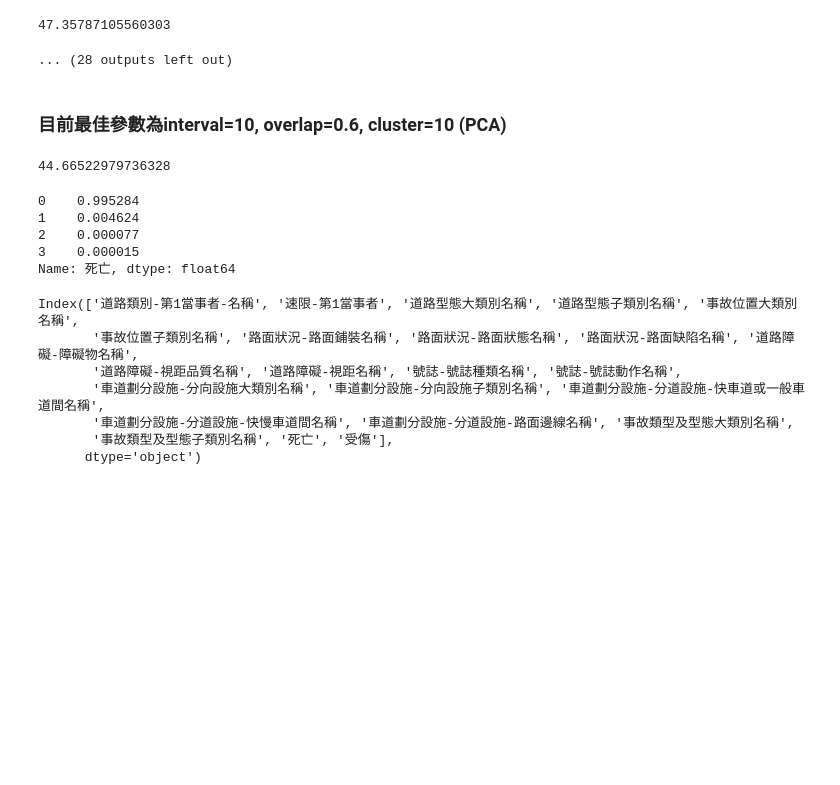
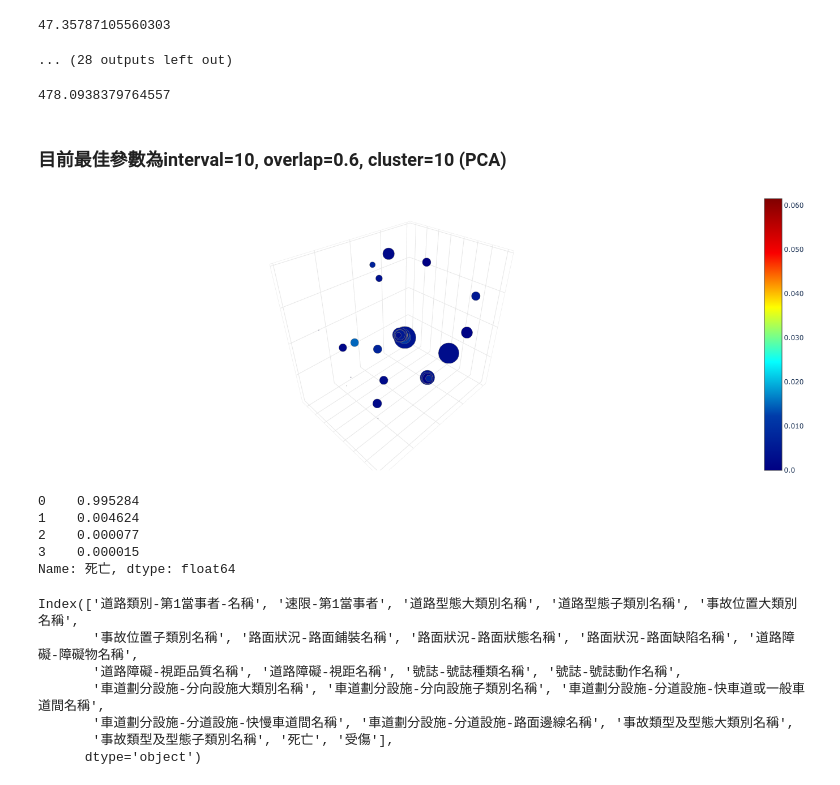
Before and after one commit to kennywang112/TrafficTDApython, a Jupyter notebook: Version3/道路分析_dummy.ipynb, the cells around one changed output. Cells and saved outputs as stored; diff of their text form; code cells hidden in the pictures; blank space fills up the shorter version.

```diff
--- a/Version3/道路分析_dummy.ipynb
+++ b/Version3/道路分析_dummy.ipynb
@@ -44,14 +44,14 @@ data2 = pd.read_csv("Data/NPA_TMA2_2.csv", low_memory=False)[:-2]
 data3 = pd.read_csv("Data/NPA_TMA2_3.csv", low_memory=False)[:-2]
 data4 = pd.read_csv("Data/NPA_TMA2_4_new.csv", low_memory=False)[:-2]
 data5 = pd.read_csv("Data/NPA_TMA2_5.csv", low_memory=False)[:-2]
-# data6 = pd.read_csv("../Data/NPA_TMA2_6_new.csv", low_memory=False)[:-2]
-# data7 = pd.read_csv("../Data/NPA_TMA2_7.csv", low_memory=False)[:-2]
-# data8 = pd.read_csv("../Data/NPA_TMA2_8.csv", low_memory=False)[:-2]
-# data9 = pd.read_csv("../Data/NPA_TMA2_9.csv", low_memory=False)[:-2]
-# data10 = pd.read_csv("../Data/NPA_TMA2_10.csv", low_memory=False)[:-2]
+data6 = pd.read_csv("Data/NPA_TMA2_6_new.csv", low_memory=False)[:-2]
+data7 = pd.read_csv("Data/NPA_TMA2_7.csv", low_memory=False)[:-2]
+data8 = pd.read_csv("Data/NPA_TMA2_8.csv", low_memory=False)[:-2]
+data9 = pd.read_csv("Data/NPA_TMA2_9.csv", low_memory=False)[:-2]
+data10 = pd.read_csv("Data/NPA_TMA2_10.csv", low_memory=False)[:-2]
 
-# dataA2 = pd.concat([data1, data2, data3, data4, data5, data6, data7, data8, data9, data10], ignore_index=True)
-dataA2 = pd.concat([data1, data2, data3, data4, data5], ignore_index=True)
+dataA2 = pd.concat([data1, data2, data3, data4, data5, data6, data7, data8, data9, data10], ignore_index=True)
+# dataA2 = pd.concat([data1, data2, data3, data4, data5], ignore_index=True)
 
 dataA1 = pd.read_csv("Data/NPA_TMA1_V3.csv")[:-2]
 # %%
@@ -99,7 +99,7 @@ print(len(select_lst))
 def preprocess(input_data, select_lst):
 
     sample_data = input_data[input_data['當事者順位'] == 1].reset_index(drop=True, inplace=False)
-    sample_data = sample_data[sample_data['發生月份'] < 3]
+    sample_data = sample_data[sample_data['發生月份'] < 4]
     dataA = sample_data[select_lst]
 
     # 將資料分出死亡和受傷，合併到原本的資料後去除多餘的死亡受傷人數
@@ -111,7 +111,5 @@ def preprocess(input_data, select_lst):
 
 dist_dfA1 = preprocess(dataA1, select_lst)
 dist_dfA2 = preprocess(dataA2, select_lst)
-
-dist_dfA1.head()
 # %% [output]
 22
@@ -233,6 +208,25 @@ gradient function is not yet implemented for hamming distance metric; inverse_tr
 gradient function is not yet implemented for hamming distance metric; inverse_transform will be unavailable
 47.35787105560303
 ... (28 outputs left out)
+# %%
+import umap
+
+start_time = time.time()
+
+reducer = umap.UMAP(
+    n_jobs=-1,
+    n_neighbors=10,
+    min_dist=0.5,
+    n_components=10,
+    metric="hamming")
+
+lens1_umap = reducer.fit_transform(mapper_numpy)
+
+end_time = time.time()
+elapsed_time = end_time - start_time
+print(elapsed_time)
+# %% [output]
+478.0938379764557
 # %%
 # # 將嵌入結果轉換為 DataFrame
 # embedding_df = pd.DataFrame(lens1_umap, columns=[f'UMAP{i}' for i in range(1, lens1_umap.shape[1]+1)])
@@ -264,7 +258,7 @@ start_time = time.time()
 
 mapper_algo1 = MapperAlgorithm(
     cover = CubicalCover(
-        n_intervals = 4,
+        n_intervals = 3,
         overlap_frac = 0.5
     ),
     clustering = FailSafeClustering(
@@ -273,13 +267,11 @@ mapper_algo1 = MapperAlgorithm(
 )
 
 # mapper_graph1 = mapper_algo1.fit_transform(mapper_numpy, lens1)
-mapper_graph1 = mapper_algo1.fit_transform(mapper_numpy, embedding)
+mapper_graph1 = mapper_algo1.fit_transform(mapper_numpy, lens1_umap)
 
 end_time = time.time()
 elapsed_time = end_time - start_time
 print(elapsed_time)
-# %% [output]
-44.66522979736328
 # %%
 mapper_plot1 = MapperLayoutInteractive(
     mapper_graph1,
@@ -295,8 +287,10 @@ mapper_plot1 = MapperLayoutInteractive(
     width = 800,
     height = 500)
 # %%
-# fig_mean1 = mapper_plot1.plot()
-# fig_mean1.show(config={'scrollZoom': True})
+fig_mean1 = mapper_plot1.plot()
+fig_mean1.show(config={'scrollZoom': True})
+# %% [output]
+[figure, added]
 # %%
 rbind_data['死亡'].value_counts(normalize=True)
 # %% [output]
```
Also changed, not shown: parts of 5 cells of this notebook, 1 other file.
